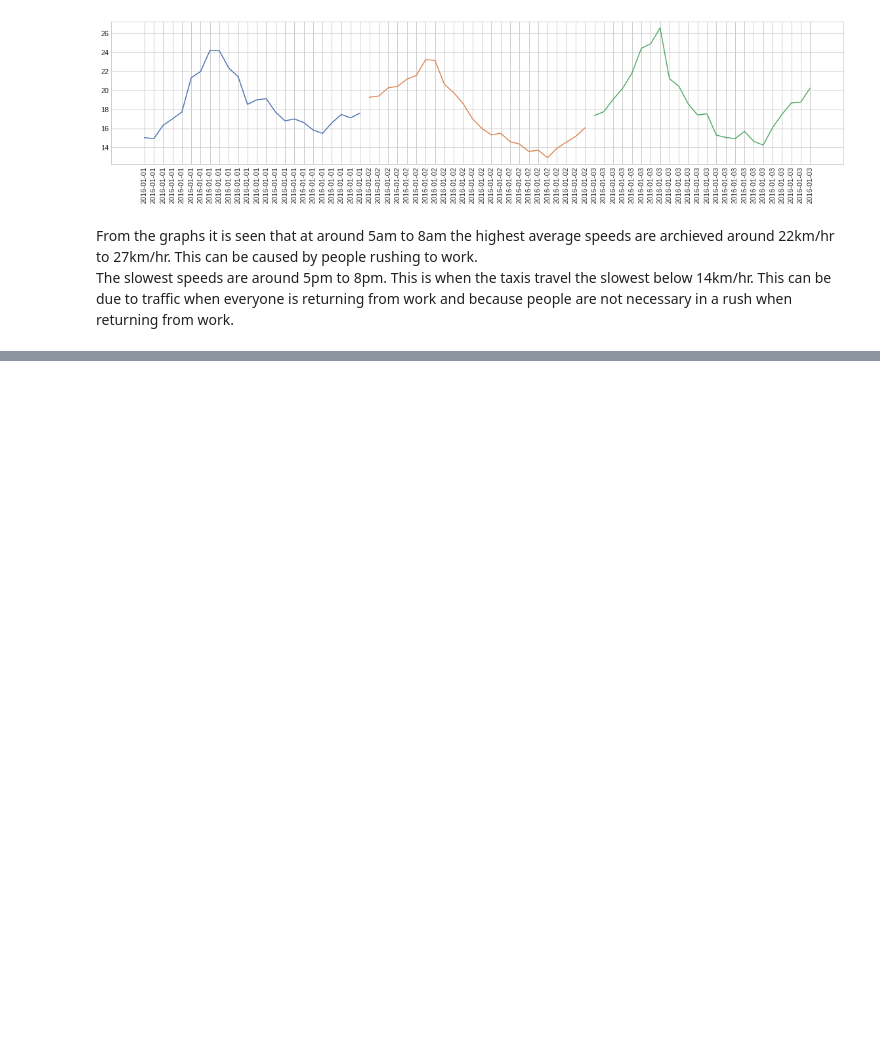
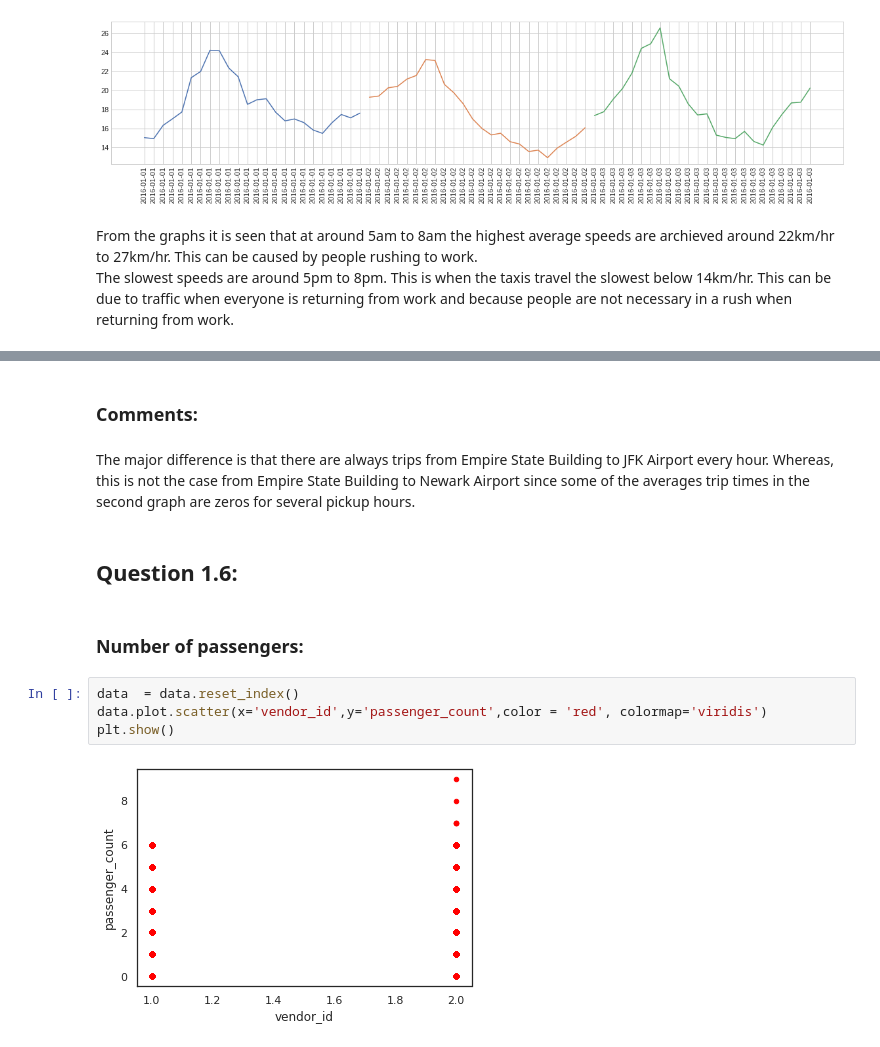
Before and after one commit to BongumusaSizwe/DVE, a Jupyter notebook: Assignment 2/Assignment2.ipynb, the cells around one changed output, grey strips where cells are left out. Saved outputs shown, nothing was run; the diff lists cells and outputs as text; blank space fills up the shorter version.

```diff
--- a/Assignment 2/Assignment2.ipynb
+++ b/Assignment 2/Assignment2.ipynb
@@ -454,0 +601,14 @@ question_1.4_files/plots/pickup_weekday_afternoon.gif
+# %% [markdown]
+### **Comments:**
+# %% [markdown]
+The major difference is that there are always trips from Empire State Building to JFK Airport every hour. Whereas, this is not the case from Empire State Building to Newark Airport since some of the averages trip times in the second graph are zeros for several pickup hours.
+# %% [markdown]
+## **Question 1.6:**
+# %% [markdown]
+### **Number of passengers:**
+# %%
+data  = data.reset_index()
+data.plot.scatter(x='vendor_id',y='passenger_count',color = 'red', colormap='viridis')
+plt.show()
+# %% [output]
+[figure, added]
```
Also changed, not shown: parts of 85 cells of this notebook.
